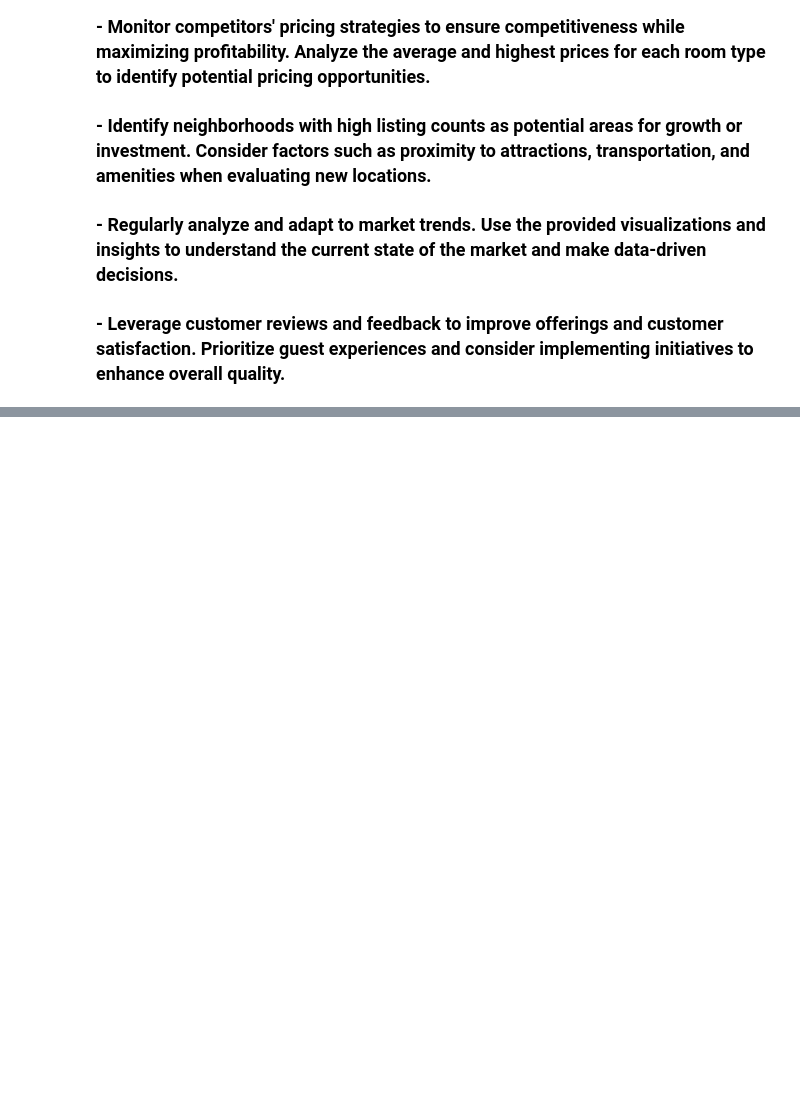
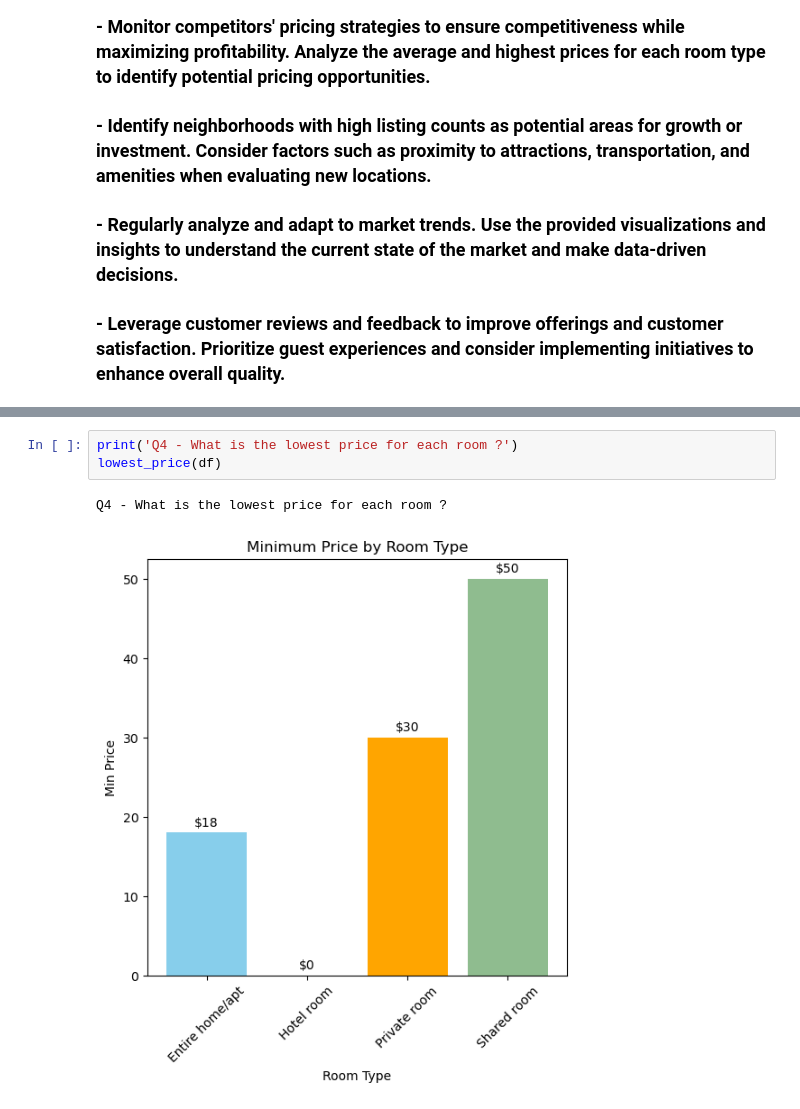
Before and after one commit to Mostafa-Fathy-0/Aibnb-EDA, a Jupyter notebook: Airbnb Listing EDA.ipynb, the cells around one changed output, grey strips where cells are left out. Cells and saved outputs as stored; diff of their text form; blank space fills up the shorter version.

```diff
--- a/Airbnb Listing EDA.ipynb
+++ b/Airbnb Listing EDA.ipynb
@@ -226,0 +245,6 @@ if __name__ == "__main__":
+# %%
+print('Q4 - What is the lowest price for each room ?')
+lowest_price(df)
+# %% [output]
+Q4 - What is the lowest price for each room ?
+[figure, added]
```
Also changed, not shown: parts of 4 cells of this notebook.
